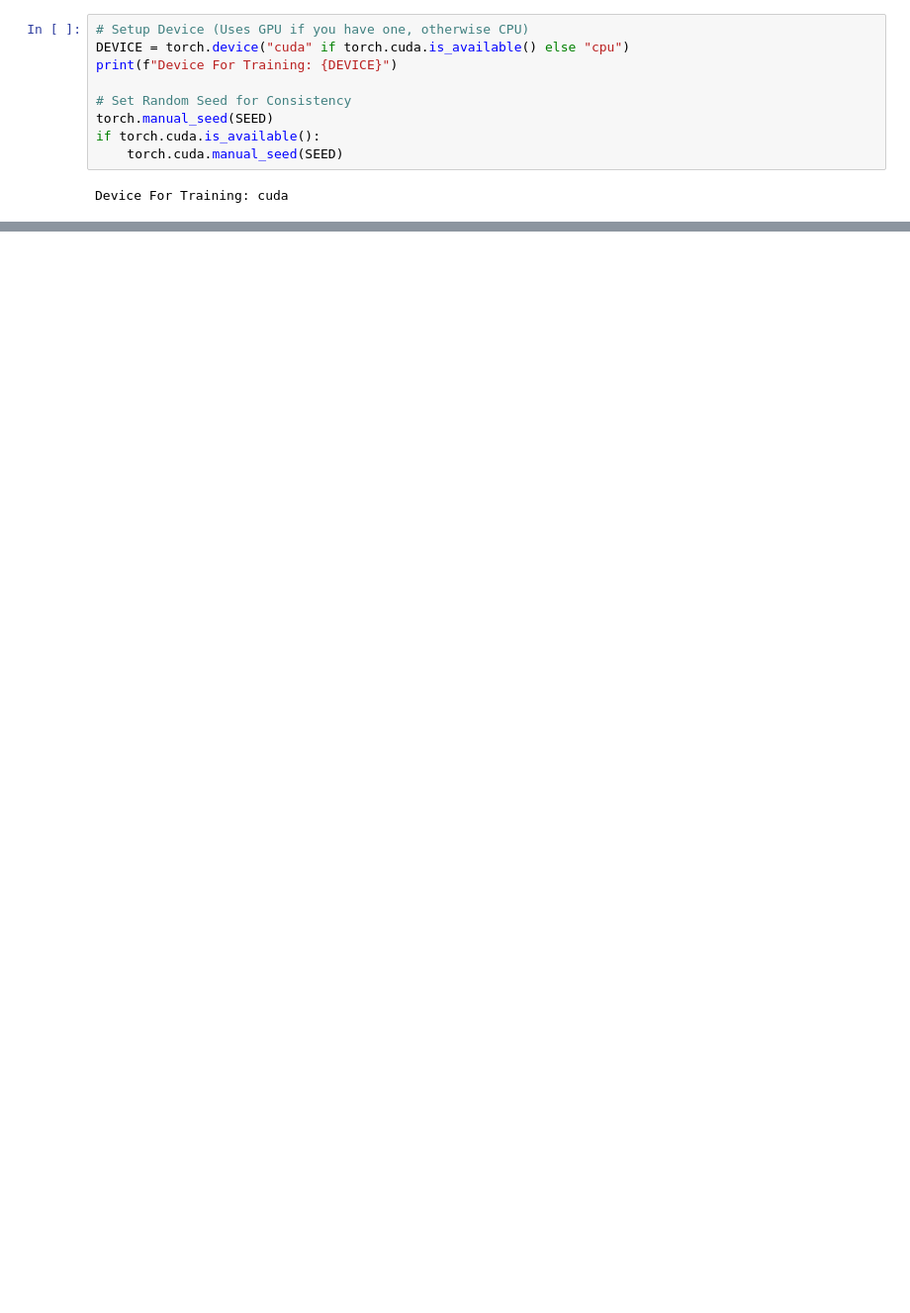
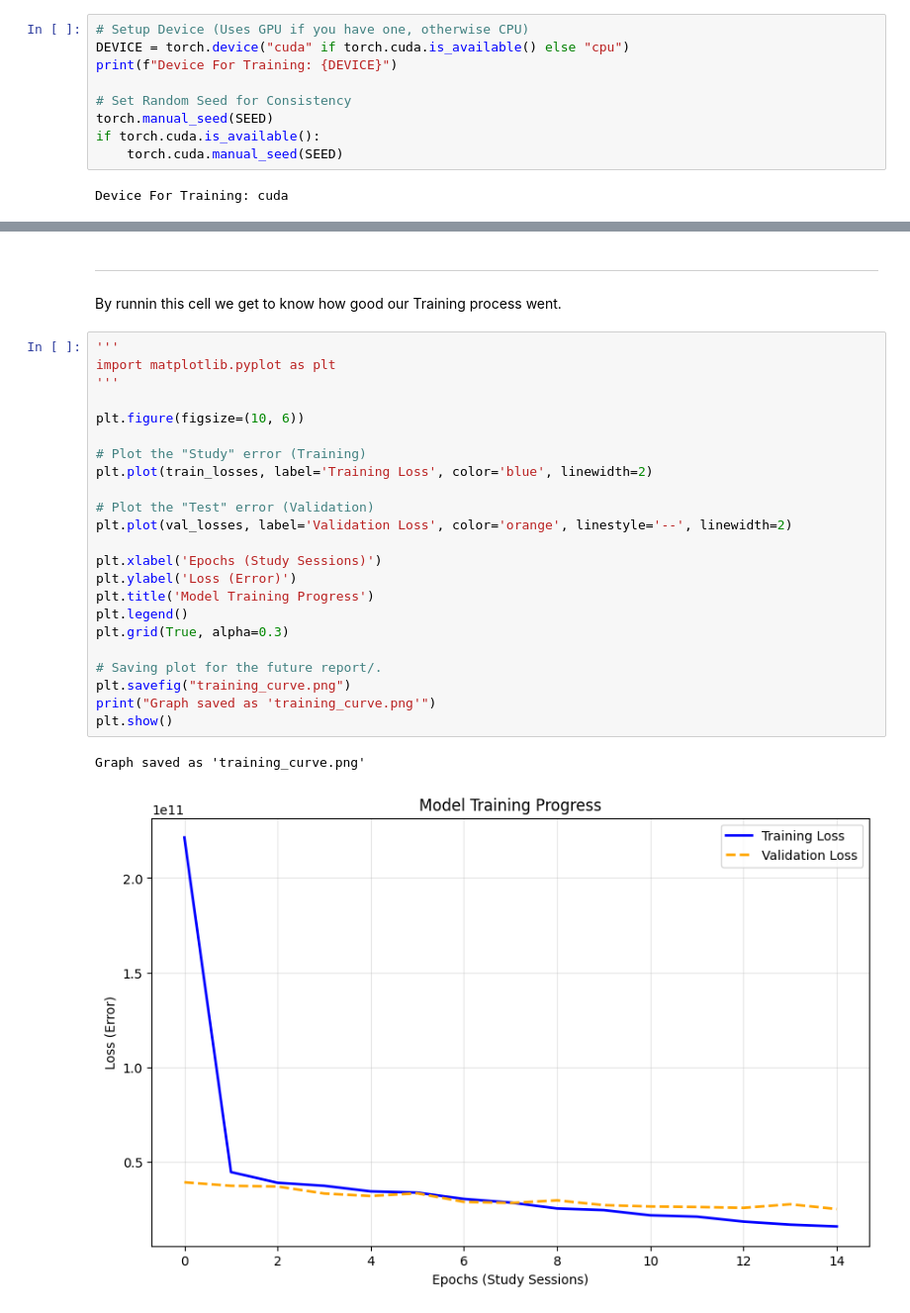
Before and after one commit to MTHC582/Satellite_Imagery_Based_PropValuation, a Jupyter notebook: model_training.ipynb, the cells around one changed output, grey strips where cells are left out. Shown at 99% size. Cells and saved outputs as stored; diff of their text form; blank space fills up the shorter version.

Commit message:
updated model_training

```diff
--- a/model_training.ipynb
+++ b/model_training.ipynb
@@ -77,0 +262,29 @@ print(f"   - Features used: {len(feature_cols)}")
+# %% [markdown]
+---
+By runnin this cell we get to know how good our Training process went.
+# %%
+'''
+import matplotlib.pyplot as plt
+'''
+
+plt.figure(figsize=(10, 6))
+
+# Plot the "Study" error (Training)
+plt.plot(train_losses, label='Training Loss', color='blue', linewidth=2)
+
+# Plot the "Test" error (Validation)
+plt.plot(val_losses, label='Validation Loss', color='orange', linestyle='--', linewidth=2)
+
+plt.xlabel('Epochs (Study Sessions)')
+plt.ylabel('Loss (Error)')
+plt.title('Model Training Progress')
+plt.legend()
+plt.grid(True, alpha=0.3)
+
+# Saving plot for the future report/.
+plt.savefig("training_curve.png")
+print("Graph saved as 'training_curve.png'")
+plt.show()
+# %% [output]
+Graph saved as 'training_curve.png'
+[figure, added]
```
Also changed, not shown: parts of 11 cells of this notebook.
